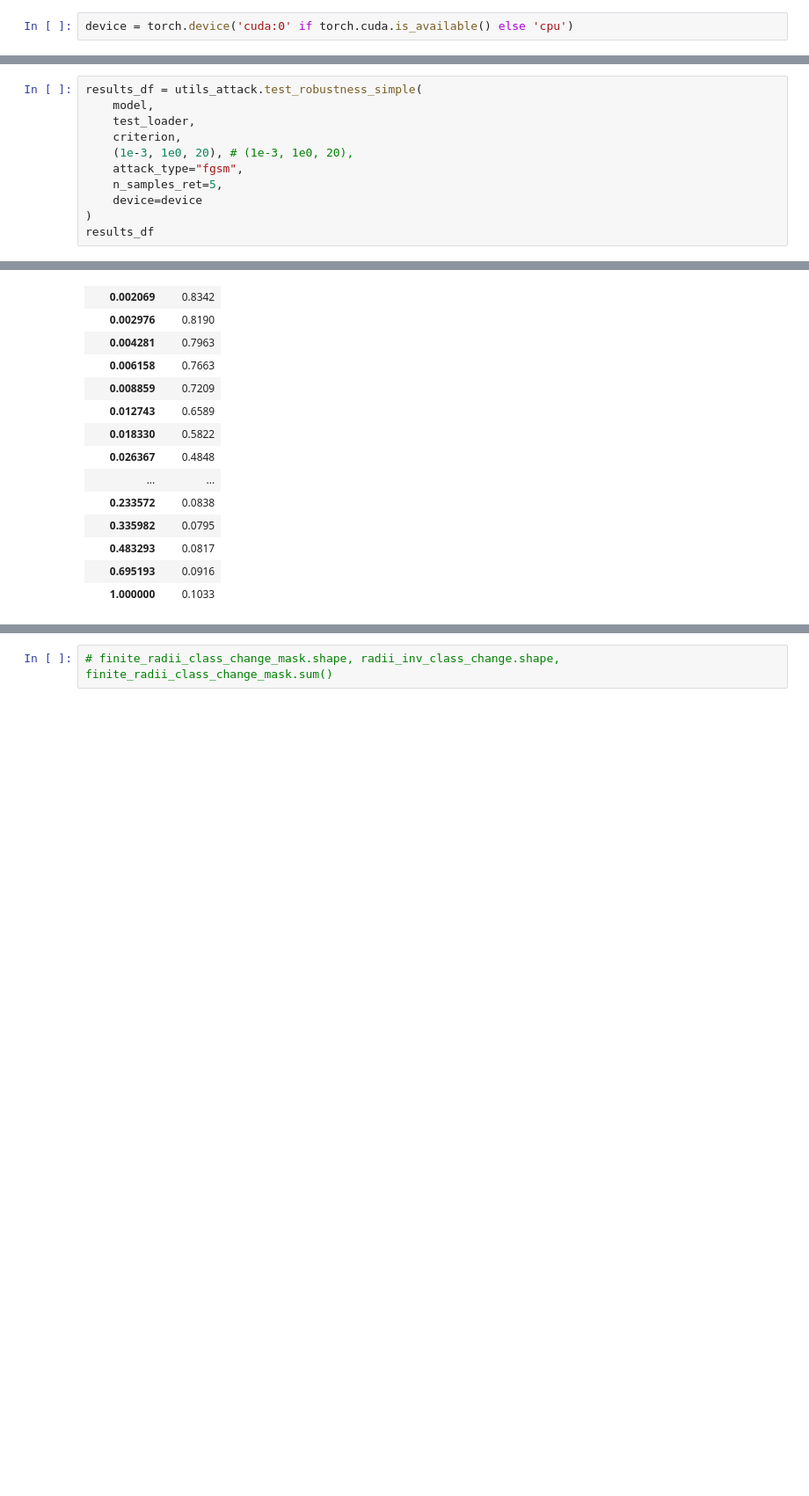
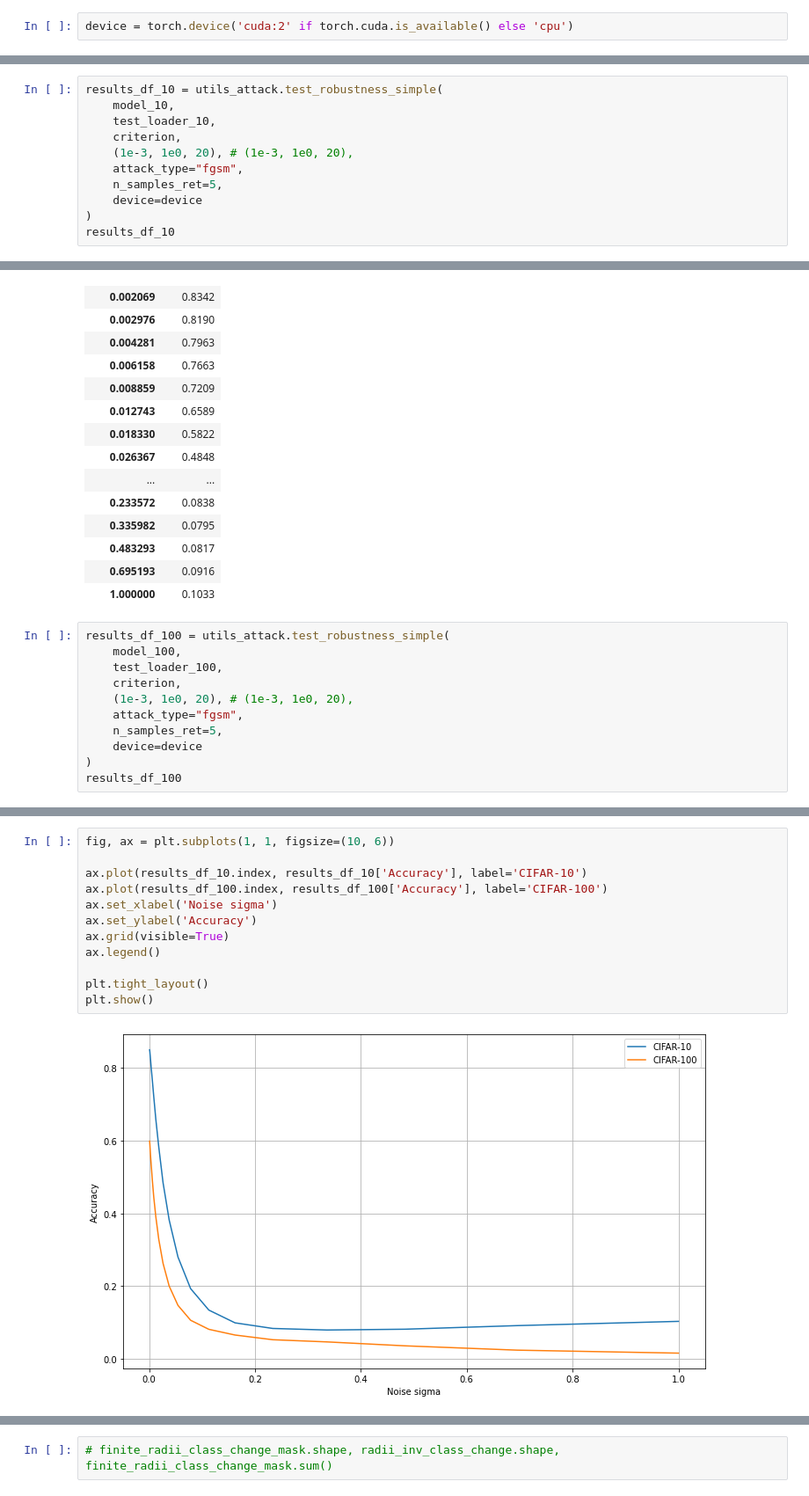
Before and after one commit to roguLINA/DL_project, a Jupyter notebook: experiment.ipynb, the cells around one changed output, grey strips where cells are left out. Shown at 88% size. Saved outputs shown, nothing was run; the diff lists cells and outputs as text; blank space fills up the shorter version.

```diff
--- a/experiment.ipynb
+++ b/experiment.ipynb
@@ -11,5 +22,5 @@ import matplotlib.pyplot as plt
 # %%
-device = torch.device('cuda:0' if torch.cuda.is_available() else 'cpu')
+device = torch.device('cuda:2' if torch.cuda.is_available() else 'cpu')
 # %% [markdown]
 # Datasets and dataloaders preparation
 # %%
@@ -186,14 +178,14 @@ criterion = nn.CrossEntropyLoss()
 # %%
-results_df = utils_attack.test_robustness_simple(
-    model,
-    test_loader,
+results_df_10 = utils_attack.test_robustness_simple(
+    model_10,
+    test_loader_10,
     criterion,
     (1e-3, 1e0, 20), # (1e-3, 1e0, 20),
     attack_type="fgsm",
     n_samples_ret=5,
     device=device
 )
-results_df
+results_df_10
 # %% [output]
 | Metric | Accuracy |
 | Noise sigma |  |
@@ -213,3 +205,14 @@ results_df
 | 0.483293 | 0.0817 |
 | 0.695193 | 0.0916 |
 | 1.000000 | 0.1033 |
+# %%
+results_df_100 = utils_attack.test_robustness_simple(
+    model_100,
+    test_loader_100,
+    criterion,
+    (1e-3, 1e0, 20), # (1e-3, 1e0, 20),
+    attack_type="fgsm",
+    n_samples_ret=5,
+    device=device
+)
+results_df_100
@@ -216 +238,15 @@ results_df
+# %%
+fig, ax = plt.subplots(1, 1, figsize=(10, 6))
+
+ax.plot(results_df_10.index, results_df_10['Accuracy'], label='CIFAR-10')
+ax.plot(results_df_100.index, results_df_100['Accuracy'], label='CIFAR-100')
+ax.set_xlabel('Noise sigma')
+ax.set_ylabel('Accuracy')
+ax.grid(visible=True)
+ax.legend()
+
+plt.tight_layout()
+plt.show()
+# %% [output]
+[figure, added]
 # %%
```
Also changed, not shown: parts of 36 cells of this notebook, 1 other file.
